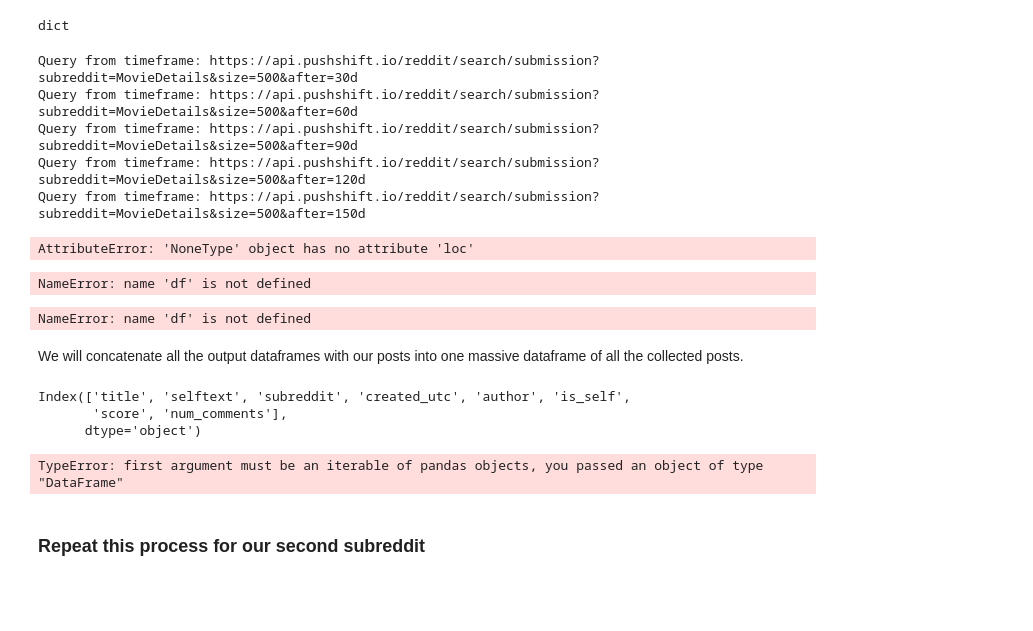
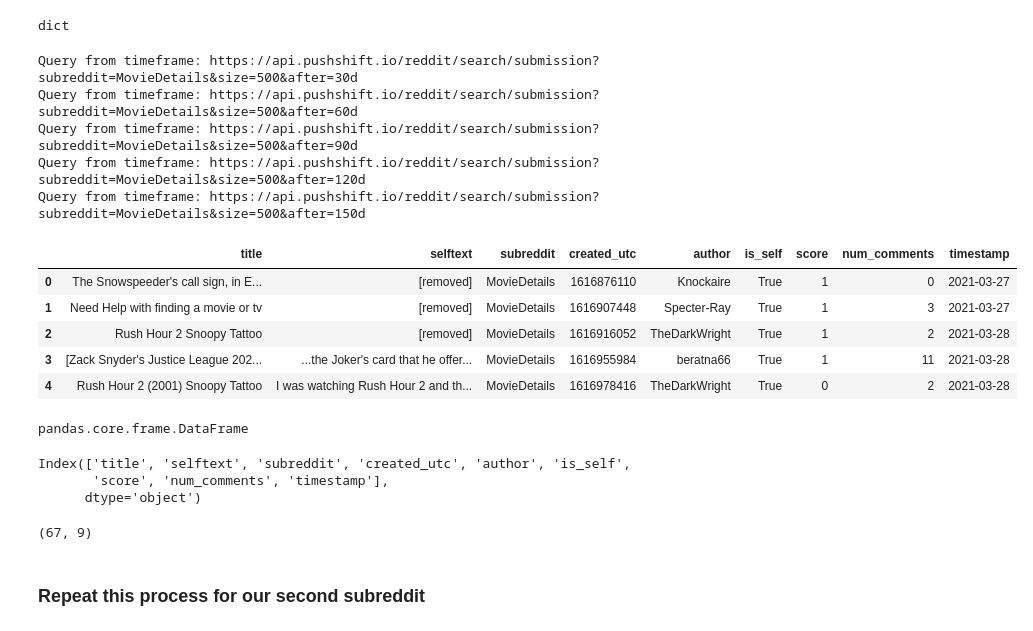
Before and after one commit to cotica/reddit_classifier, a Jupyter notebook: code/Project-3-Scraping-Subreddits-orig.ipynb, the cells around one changed output. Drawn from its saved outputs; the diff is of its cells as text; code cells hidden in the pictures; blank space fills up the shorter version.

Commit message:
add output oper

```diff
--- a/code/Project-3-Scraping-Subreddits-orig.ipynb
+++ b/code/Project-3-Scraping-Subreddits-orig.ipynb
@@ -348,6 +350,14 @@ def fetch_posts(subreddit, #specify subreddit
 
         posts.append(df) #append the df from each iteration to our posts list
 
+        total_scraped = sum(len(x) for x in posts) #understand, how many posts we
+        #are getting
+
+        print(total_scraped)
+
+        if total_scraped > 7500:
+            break
+
         time.sleep(1) #wait 1 s between requests
 
     #merge list of dfs from our requests
@@ -367,36 +377,33 @@ type(posts)
 # %% [output]
 dict
 # %%
-df1 = fetch_posts('MovieDetails')
-df1.head()
+movie_deets = fetch_posts('MovieDetails')
+movie_deets.head()
 # %% [output]
 Query from timeframe: https://api.pushshift.io/reddit/search/submission?subreddit=MovieDetails&size=500&after=30d
 Query from timeframe: https://api.pushshift.io/reddit/search/submission?subreddit=MovieDetails&size=500&after=60d
 Query from timeframe: https://api.pushshift.io/reddit/search/submission?subreddit=MovieDetails&size=500&after=90d
 Query from timeframe: https://api.pushshift.io/reddit/search/submission?subreddit=MovieDetails&size=500&after=120d
 Query from timeframe: https://api.pushshift.io/reddit/search/submission?subreddit=MovieDetails&size=500&after=150d
-AttributeError: 'NoneType' object has no attribute 'loc'
+|  | title | selftext | subreddit | created_utc | author | is_self | score | num_comments | timestamp |
+| 0 | The Snowspeeder's call sign, in E... | [removed] | MovieDetails | 1616876110 | Knockaire | True | 1 | 0 | 2021-03-27 |
+| 1 | Need Help with finding a movie or tv | [removed] | MovieDetails | 1616907448 | Specter-Ray | True | 1 | 3 | 2021-03-27 |
+| 2 | Rush Hour 2 Snoopy Tattoo | [removed] | MovieDetails | 1616916052 | TheDarkWright | True | 1 | 2 | 2021-03-28 |
+| 3 | [Zack Snyder's Justice League 202... | ...the Joker's card that he offer... | MovieDetails | 1616955984 | beratna66 | True | 1 | 11 | 2021-03-28 |
+| 4 | Rush Hour 2 (2001) Snoopy Tattoo | I was watching Rush Hour 2 and th... | MovieDetails | 1616978416 | TheDarkWright | True | 0 | 2 | 2021-03-28 |
 # %%
-type(df1)
+type(movie_deets)
 # %% [output]
-NameError: name 'df' is not defined
+pandas.core.frame.DataFrame
 # %%
-df1.columns
+movie_deets.columns
 # %% [output]
-NameError: name 'df' is not defined
+Index(['title', 'selftext', 'subreddit', 'created_utc', 'author', 'is_self',
+       'score', 'num_comments', 'timestamp'],
+      dtype='object')
-# %% [markdown]
-We will concatenate all the output dataframes with our posts into one massive dataframe of all the collected posts.
-# %%
-df1.columns
-# %% [output]
-Index(['title', 'selftext', 'subreddit', 'created_utc', 'author', 'is_self',
-       'score', 'num_comments'],
-      dtype='object')
-# %%
-combined = pd.concat(df1, sort=False)
-print(combined.shape)
-combined.head()
-# %% [output]
-TypeError: first argument must be an iterable of pandas objects, you passed an object of type "DataFrame"
+# %%
+movie_deets.shape
+# %% [output]
+(67, 9)
 # %% [markdown]
 ### Repeat this process for our second subreddit
```
Also changed, not shown: parts of 24 cells of this notebook.
